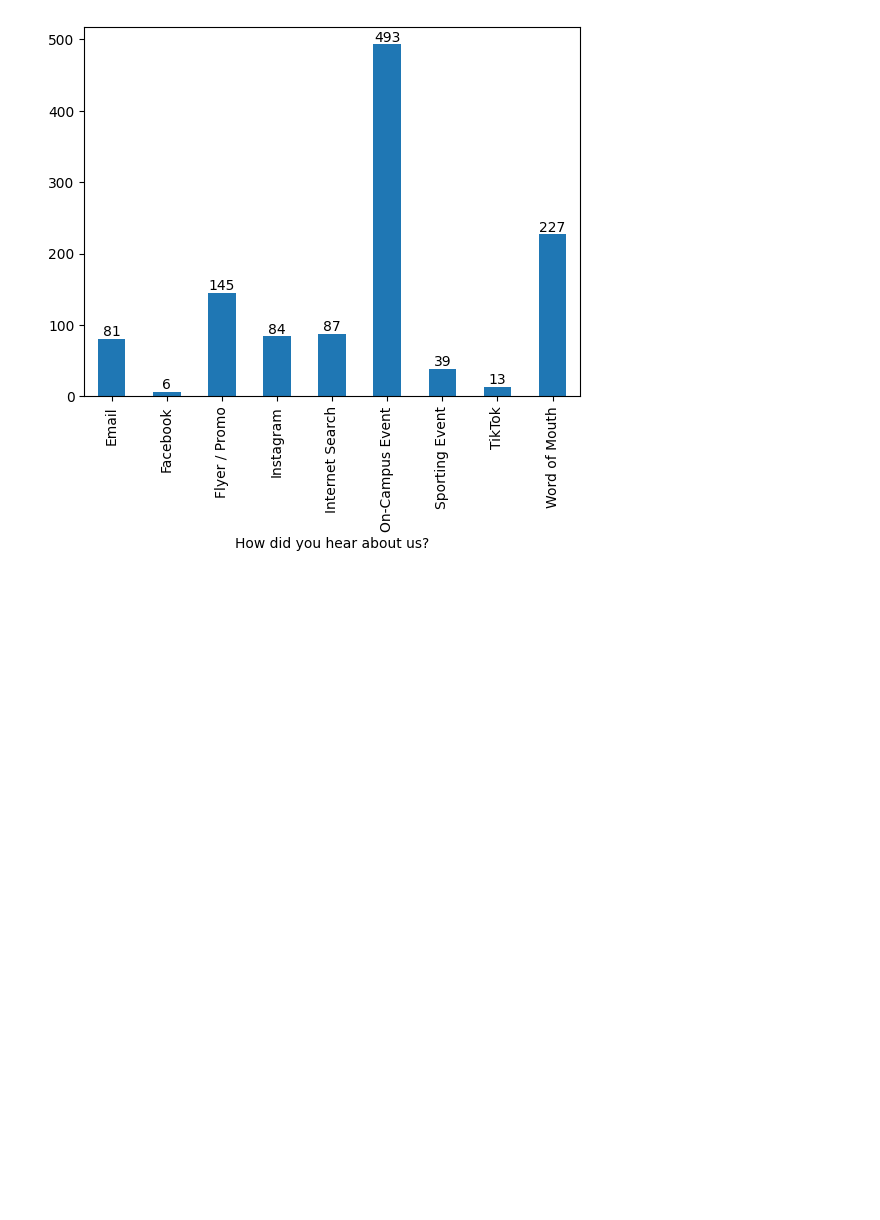
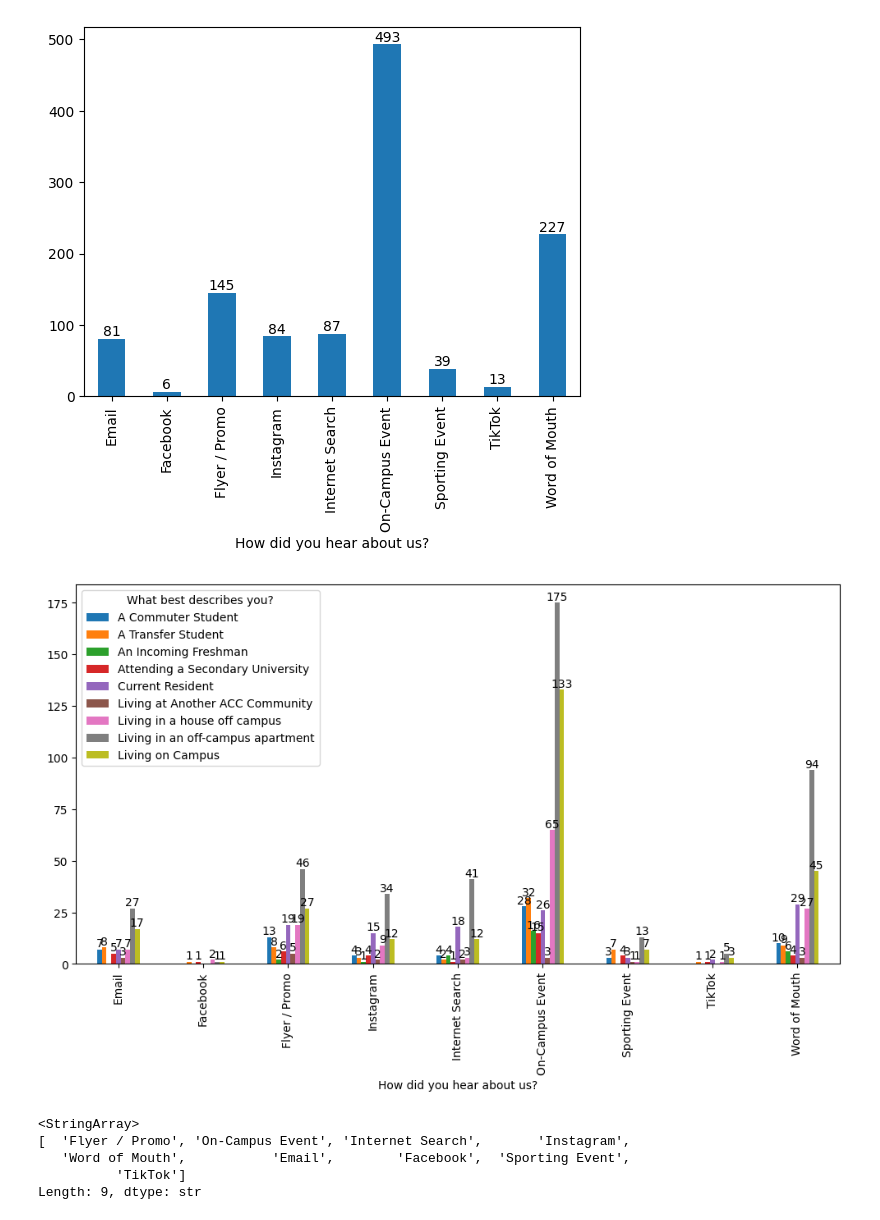
Before and after one commit to noahshiira/project-journal, a Jupyter notebook: projects/survey_analysis.ipynb, the cells around one changed output. Saved outputs shown, nothing was run; the diff lists cells and outputs as text; code cells hidden in the pictures; blank space fills up the shorter version.

```diff
--- a/projects/survey_analysis.ipynb
+++ b/projects/survey_analysis.ipynb
@@ -84,15 +84,40 @@ plt.show()
 # %% [output]
 [figure]
 # %%
-spring_filtered = spring_df[spring_df.iloc[:, 8] == "Yes"]
+# recall spring_filtered only takes student info
 
-pivot = spring_filtered.pivot_table(
-    index=spring_filtered.columns[2],   # x-axis categories
-    columns=spring_filtered.columns[3], # split into side-by-side bars
-    values=spring_filtered.columns[5],  # y-axis values
-    aggfunc="sum"
+result = spring_filtered.pivot_table(
+    index=spring_filtered.columns[10],
+    columns=spring_filtered.columns[13],
+    aggfunc="size",
+    fill_value=0
 )
 
-pivot.plot(kind="bar")
+ax = result.plot(
+    kind="bar",
+    figsize=(12, 6)   # (width, height) in inches
+    )
+
+# labeling the bars
+# for container in ax.containers:
+#     ax.bar_label(container)
+
+# hiding zero labels
+for container in ax.containers:
+    labels = [
+        f"{int(v)}" if v > 0 else ""   # hide zeros
+        for v in container.datavalues
+    ]
+    ax.bar_label(container, labels=labels)
 
 plt.show()
+# %% [output]
+[figure, added]
+# %%
+print(spring_df.iloc[:, 10].unique())
+# %% [output]
+<StringArray>
+[  'Flyer / Promo', 'On-Campus Event', 'Internet Search',       'Instagram',
+   'Word of Mouth',           'Email',        'Facebook',  'Sporting Event',
+          'TikTok']
+Length: 9, dtype: str
```
Also changed, not shown: parts of 2 cells of this notebook.
